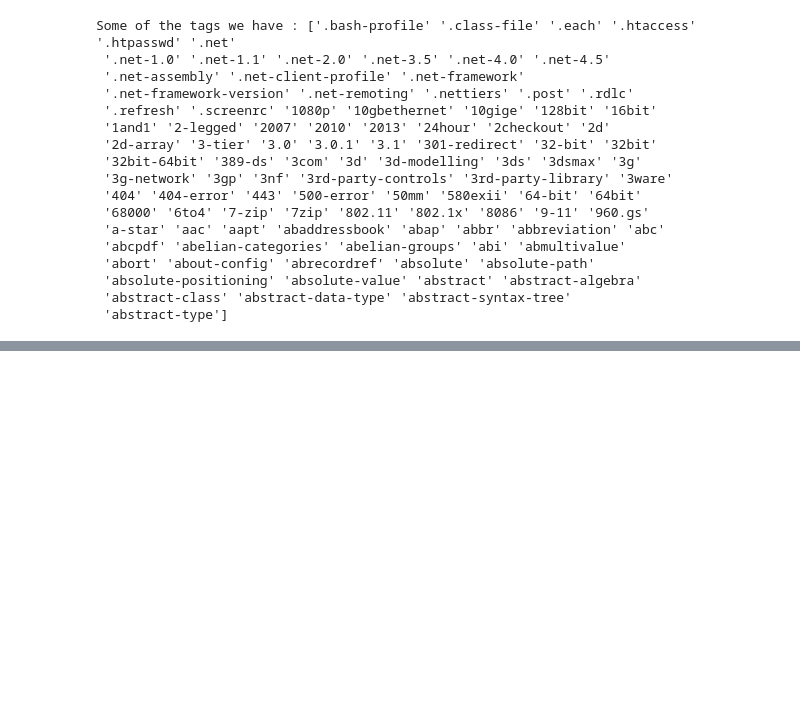
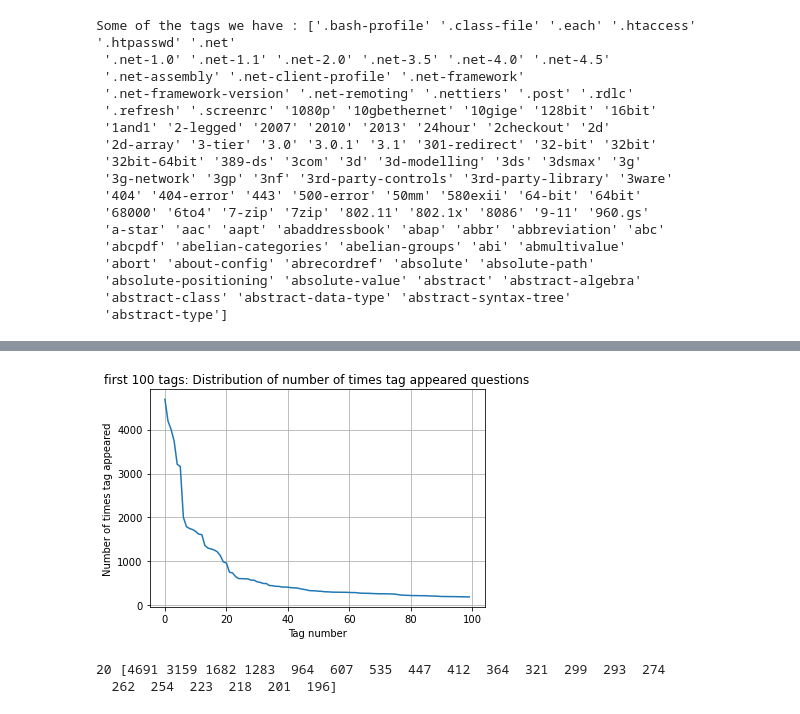
Before and after one commit to ckwojai/tag-ez, a Jupyter notebook: examine_dataset.ipynb, the cells around one changed output, grey strips where cells are left out. Saved outputs shown, nothing was run; the diff lists cells and outputs as text; code cells hidden in the pictures; blank space fills up the shorter version.

```diff
--- a/examine_dataset.ipynb
+++ b/examine_dataset.ipynb
@@ -149,0 +187,12 @@ import matplotlib.pyplot as plt
+# %%
+plt.plot(tag_counts[0:100])
+plt.title('first 100 tags: Distribution of number of times tag appeared questions')
+plt.grid()
+plt.xlabel("Tag number")
+plt.ylabel("Number of times tag appeared")
+plt.show()
+print(len(tag_counts[0:100:5]), tag_counts[0:100:5])
+# %% [output]
+[figure, added]
+20 [4691 3159 1682 1283  964  607  535  447  412  364  321  299  293  274
+  262  254  223  218  201  196]
```
Also changed, not shown: parts of 37 cells of this notebook, 3 other files.
